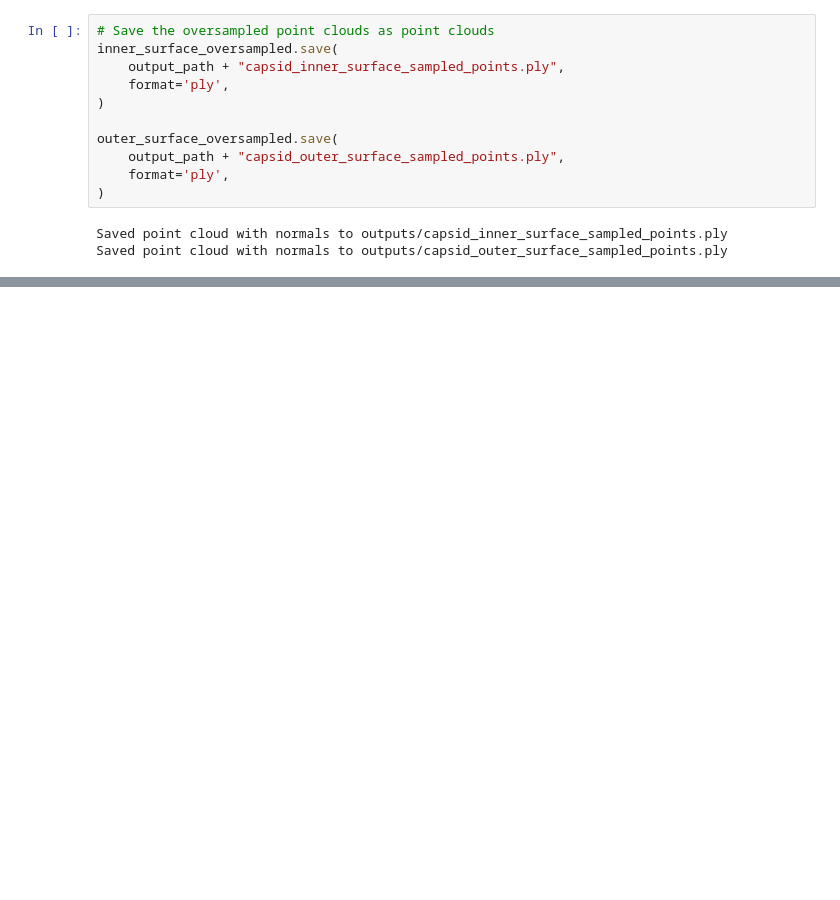
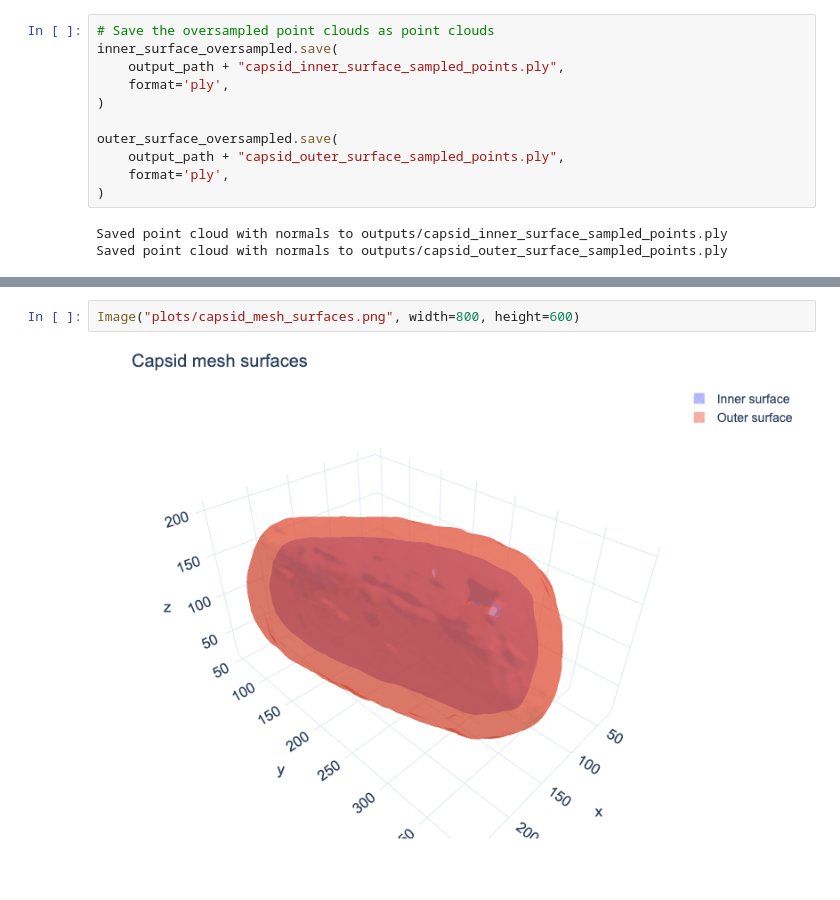
Before and after one commit to turonova/cryoCAT, a Jupyter notebook: docs/source/tutorials/surface_sampling/oversample_capsid.ipynb, the cells around one changed output, grey strips where cells are left out. Cells and saved outputs as stored; diff of their text form; blank space fills up the shorter version.

```diff
--- a/docs/source/tutorials/surface_sampling/oversample_capsid.ipynb
+++ b/docs/source/tutorials/surface_sampling/oversample_capsid.ipynb
@@ -354,0 +439,4 @@ Saved 1529 points with normals to outputs/capsid_inner_surface_sampled_points_fl
+# %%
+Image("plots/capsid_mesh_surfaces.png", width=800, height=600)
+# %% [output]
+[figure, added]
```
Also changed, not shown: parts of 36 cells of this notebook, 3 other files.
